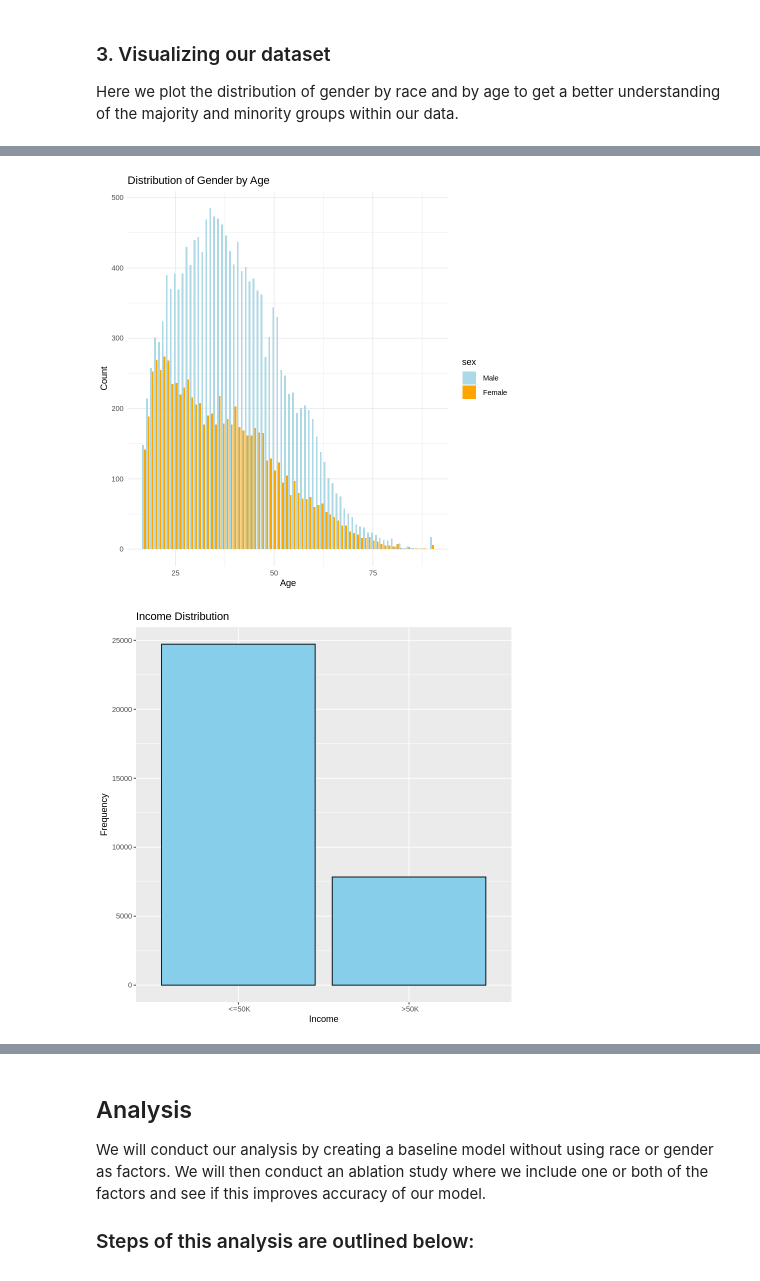
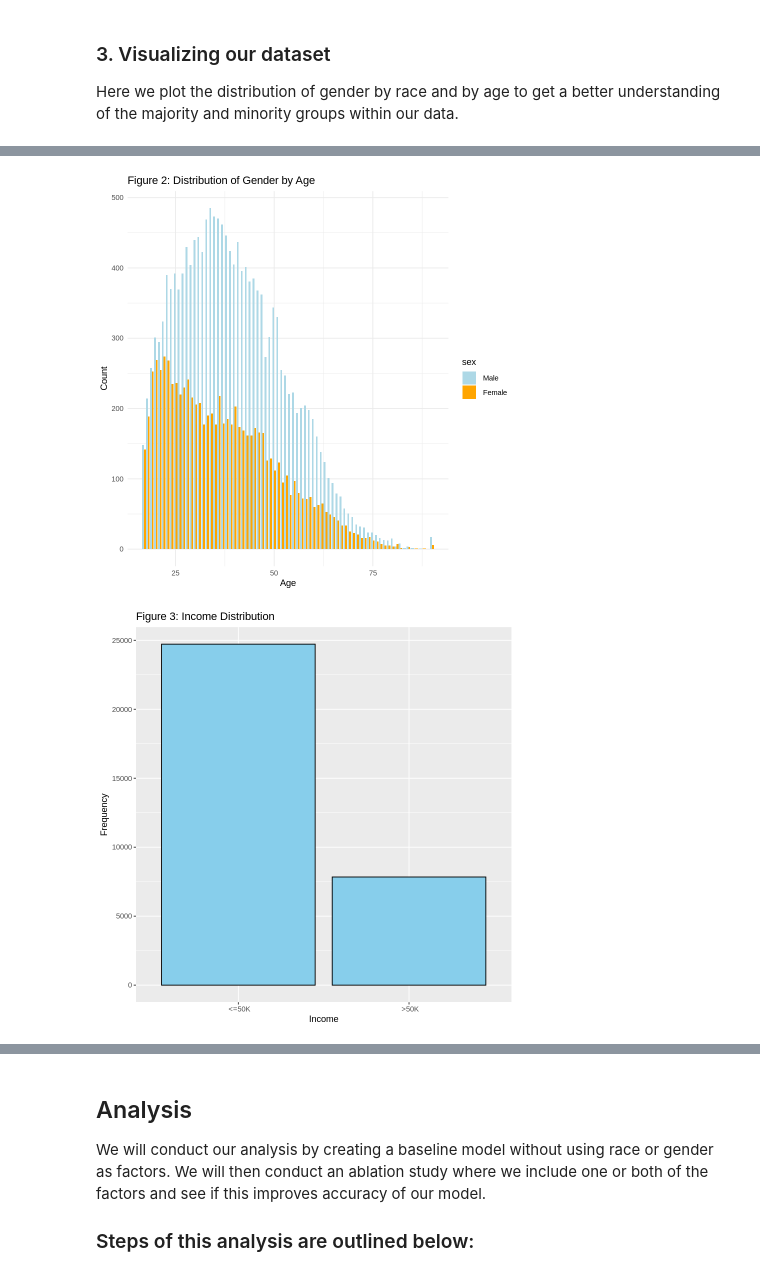
Before and after one commit to Shiva-Chandnani/GROUP_PROJECT, a Jupyter notebook: Final_Report.ipynb, the cells around one changed output, grey strips where cells are left out. Cells and saved outputs as stored; diff of their text form; code cells hidden in the pictures.

```diff
--- a/Final_Report.ipynb
+++ b/Final_Report.ipynb
@@ -174,24 +175,24 @@ gener_by_race_plot
 # %%
 # Create a bar plot to identify distribution of ager by gender in our dataset
 gender_by_age_plot <- ggplot(census_training, aes(x = age, fill = sex)) +
   geom_bar(position = "dodge", stat = "count") +
-  labs(title = "Distribution of Gender by Age",
+  labs(title = "Figure 2: Distribution of Gender by Age",
        x = "Age",
        y = "Count") +
   scale_fill_manual(values = c("lightblue", "orange")) +
   theme_minimal()
 
 gender_by_age_plot
 # %% [output]
-[figure, old version]
+[figure, new version]
 # %%
 ggplot(census_data, aes(x = income)) +
   geom_bar(fill = "skyblue", color = "black") +
-  labs(title = "Income Distribution",
+  labs(title = "Figure 3: Income Distribution",
        x = "Income",
        y = "Frequency")
 # %% [output]
-[figure, old version]
+[figure, new version]
 # %% [markdown]
 ### 4. Remarks on our data
 
```
Also changed, not shown: parts of 36 cells of this notebook.
